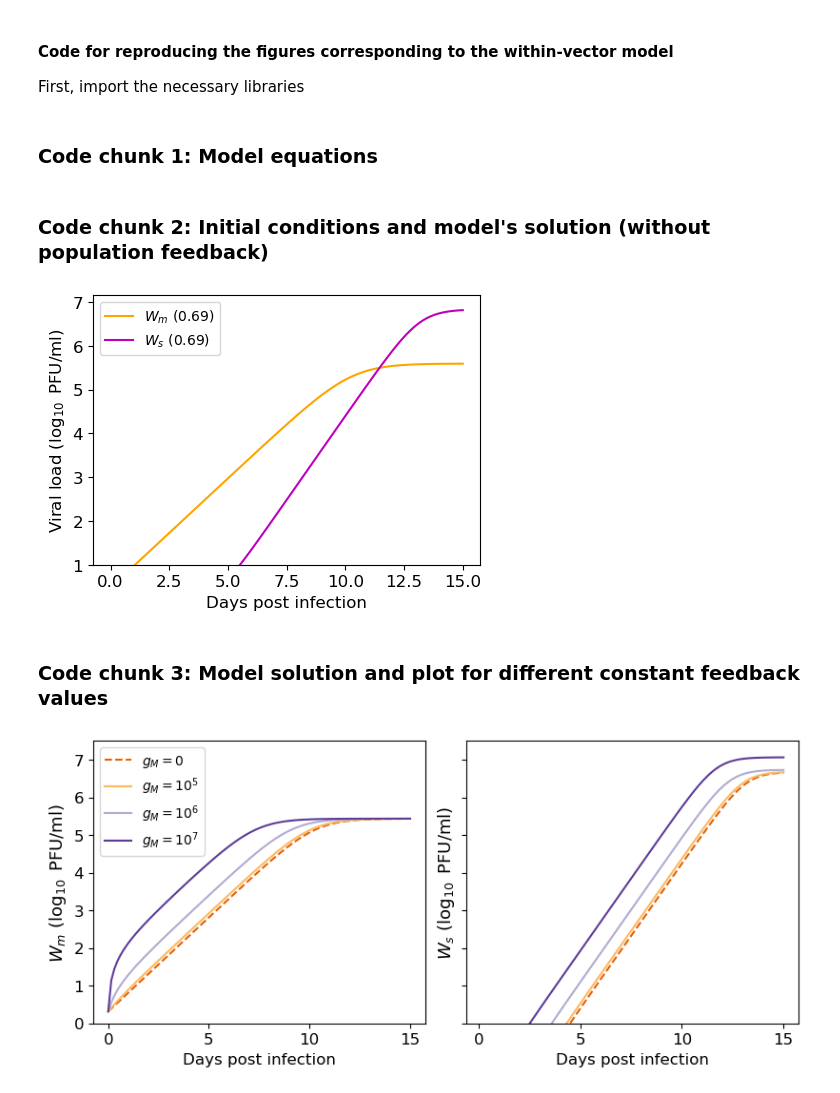
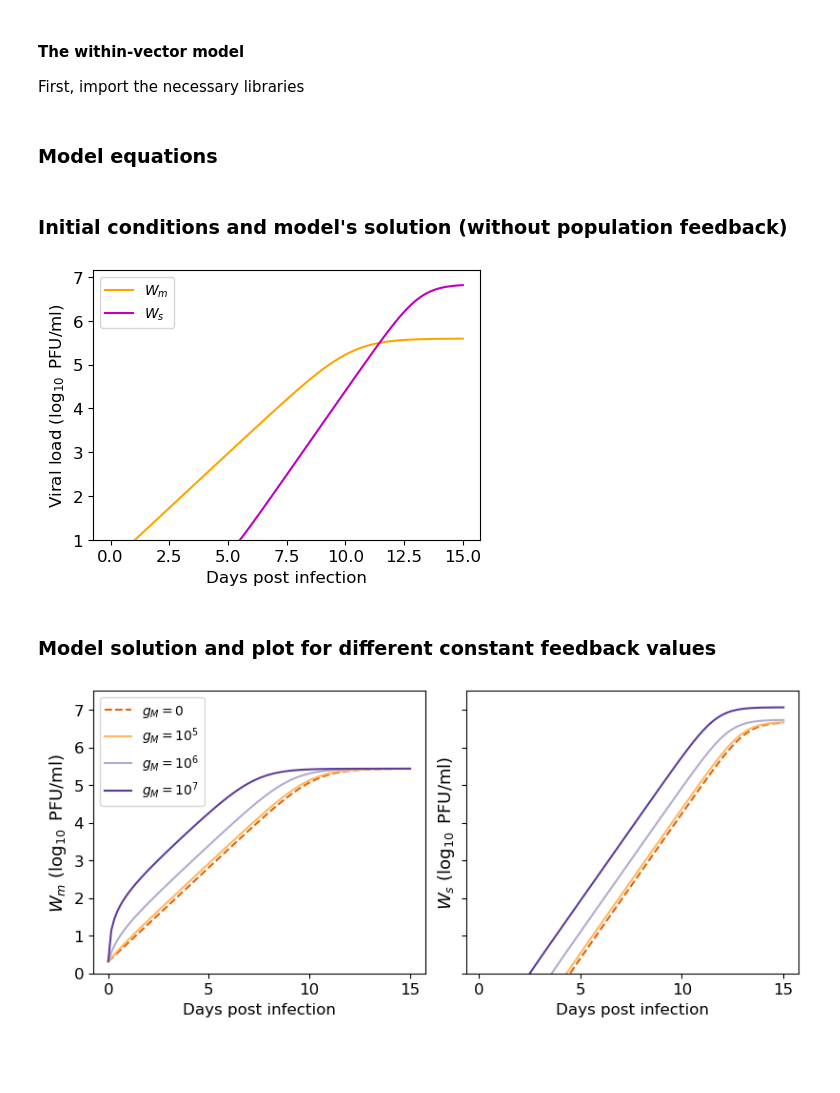
Before and after one commit to fernandosaldanagarcia/saldana_etal_2025, a Jupyter notebook: scripts/WVg.ipynb, the cells around one changed output. Cells and saved outputs as stored; diff of their text form; code cells hidden in the pictures; blank space fills up the shorter version.

```diff
--- a/scripts/WVg.ipynb
+++ b/scripts/WVg.ipynb
@@ -1,5 +1,5 @@
 # %% [markdown]
-#### Code for reproducing the figures corresponding to the within-vector model
+#### The within-vector model
 First, import the necessary libraries
 # %%
 import numpy as np
@@ -10,7 +10,7 @@ from matplotlib import style
 # using the style for the plot
 plt.style.use('seaborn-v0_8-bright')
 # %% [markdown]
-### Code chunk 1: Model equations
+### Model equations
 # %%
 # model parameters
 rm, Km, nu, A, rs, Ks, gM = 1.26, 433000, 0.11, 19500, 1.77, 6840000, 0
@@ -28,45 +28,45 @@ def WVM(y, t, x):
     dWsdt = (nu*(Wm**2))/(A+(Wm**2)) + rs*Ws*(1- Ws/(Ks+ (1-q)*gM))
     return dWmdt, dWsdt
 # %% [markdown]
-### Code chunk 2: Initial conditions and model's solution (without population feedback)
+### Initial conditions and model's solution (without population feedback)
 # %%
 #### --------- Initial conditions
 Wm0 = 3
 Ws0 = 0
 
 
 # Initial conditions vector
 y0 = Wm0, Ws0
 
 # A grid of time points (in days)
 t = np.linspace(0, 15, 100)
 
-# Solution of the model for the Zika parameters of Martcheva
+# Solution of the model
 sol = odeint(WVM, y0, t, args=(paramsWV,))
 Wm, Ws = sol.T
 
 
 
 #------------------------------- PLOT
 
 fig, ax1 = plt.subplots(figsize=(5,3.5))
 
 
 #----------------------------------------------------
 
-ax1.plot(t, np.log10(Wm), label=r'$W_m$ (0.69)', color='orange')
-ax1.plot(t, np.log10(Ws+1), label=r'$W_s$ (0.69)', color='m')
+ax1.plot(t, np.log10(Wm), label=r'$W_m$', color='orange')
+ax1.plot(t, np.log10(Ws+1), label=r'$W_s$', color='m')
 ax1.set_ylim(bottom=1)
 ax1.set_xlabel("Days post infection", fontsize=12)
 ax1.set_ylabel(r'Viral load ($\log_{10}$ PFU/ml)', fontsize=12)
 ax1.legend(loc='best')
 ax1.tick_params(labelsize=12)
 #plt.savefig("WV_069.png", bbox_inches = 'tight')
 plt.show()
 # %% [output]
-[figure, old version]
+[figure, new version]
 # %% [markdown]
-### Code chunk 3: Model solution and plot for different constant feedback values
+### Model solution and plot for different constant feedback values
 # %%
 gM1, gM2, gM3 = 1e5, 1e6, 1e7
 paramsWV1 = np.array([rm, Km, nu, A, rs, Ks, gM1])
```
Also changed, not shown: parts of 1 cell of this notebook.
